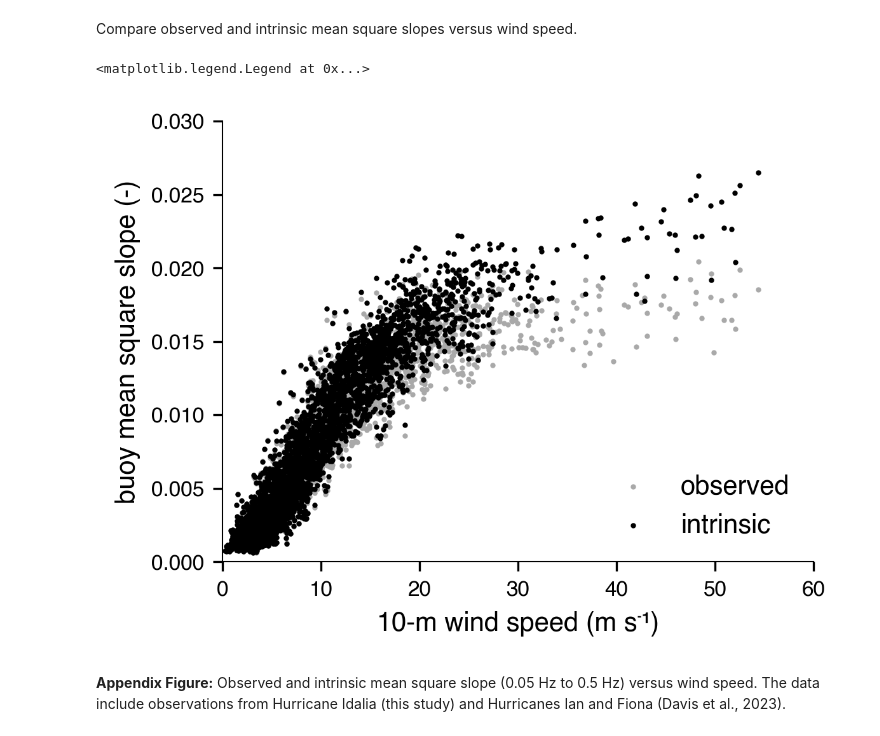
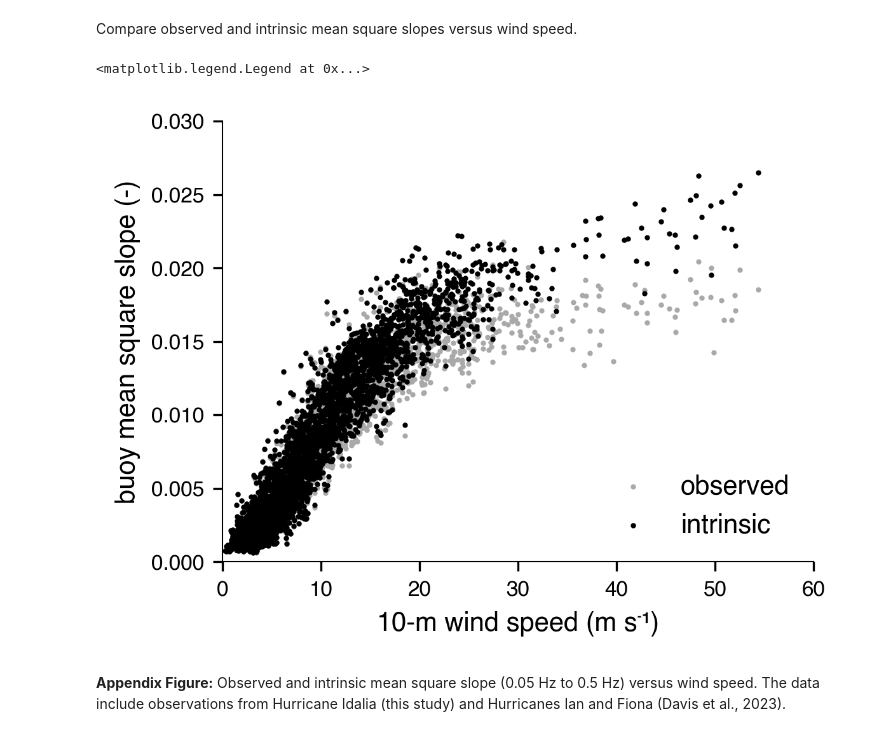
Before and after one commit to jacobrdavis/ocean-surface-wave-slopes-and-wind-wave-alignment, a Jupyter notebook: nb5-slope-primary-dependence.ipynb, the cells around one changed output. Drawn from its saved outputs; the diff is of its cells as text; code cells hidden in the pictures.

```diff
--- a/nb5-slope-primary-dependence.ipynb
+++ b/nb5-slope-primary-dependence.ipynb
@@ -179,7 +179,7 @@ ax.scatter(
 # intrinsic
 ax.scatter(
     x=fiona_spotter_coamps_df['wind_speed'],
-    y=fiona_spotter_coamps_df['mean_square_slope_intrinsic'],
+    y=fiona_spotter_coamps_df['mean_square_slope_intrinsic_deep_limit'],
     label=f'intrinsic',
     color=MARKER_COLOR_INTRINSIC,
     edgecolor=MARKER_COLOR_INTRINSIC,
@@ -188,41 +188,41 @@ ax.scatter(
 )
 ax.scatter(
     x=ian_spotter_coamps_df['wind_speed'],
-    y=ian_spotter_coamps_df['mean_square_slope_intrinsic'],
+    y=ian_spotter_coamps_df['mean_square_slope_intrinsic_deep_limit'],
     color=MARKER_COLOR_INTRINSIC,
     edgecolor=MARKER_COLOR_INTRINSIC,
     marker='o',
     s=FIGURE_MARKER_SIZE,
 )
 ax.scatter(
     x=spotter_df['wind_speed'],
     y=spotter_df['mean_square_slope_intrinsic'],
     color=MARKER_COLOR_INTRINSIC,
     edgecolor=MARKER_COLOR_INTRINSIC,
     marker='o',
     s=FIGURE_MARKER_SIZE,
 )
 ax.scatter(
     x=microswift_df['wind_speed'],
     y=microswift_df['mean_square_slope_intrinsic'],
     color=MARKER_COLOR_INTRINSIC,
     edgecolor=MARKER_COLOR_INTRINSIC,
     marker='o',
     s=FIGURE_MARKER_SIZE,
 )
 plotting.remove_top_and_right_spines(ax)
 
 
 ax.set_xlim(0, 60)
 ax.set_ylim(0,0.03)
 ax.set_xlabel('10-m wind speed (m s\u207B\u00B9)')
 ax.set_ylabel('buoy mean square slope (-)')
 ax.legend(loc='lower right', frameon=False, fontsize=10)
 
 # fig.savefig(f"{FIGURE_TITLE}.{IMAGE_FILE_TYPE}", dpi=IMAGE_RESOLUTION, format=IMAGE_FILE_TYPE, bbox_inches='tight')
 # %% [output]
 <matplotlib.legend.Legend at 0x...>
-[figure, old version]
+[figure, new version]
 # %% [markdown]
 **Appendix Figure:** Observed and intrinsic mean square slope (0.05 Hz to 0.5 Hz) versus wind speed.  The data include observations from Hurricane Idalia (this study) and Hurricanes Ian and Fiona (Davis et al., 2023).
 # %% [markdown]
```
Also changed, not shown: parts of 4 cells of this notebook, 7 other files.
